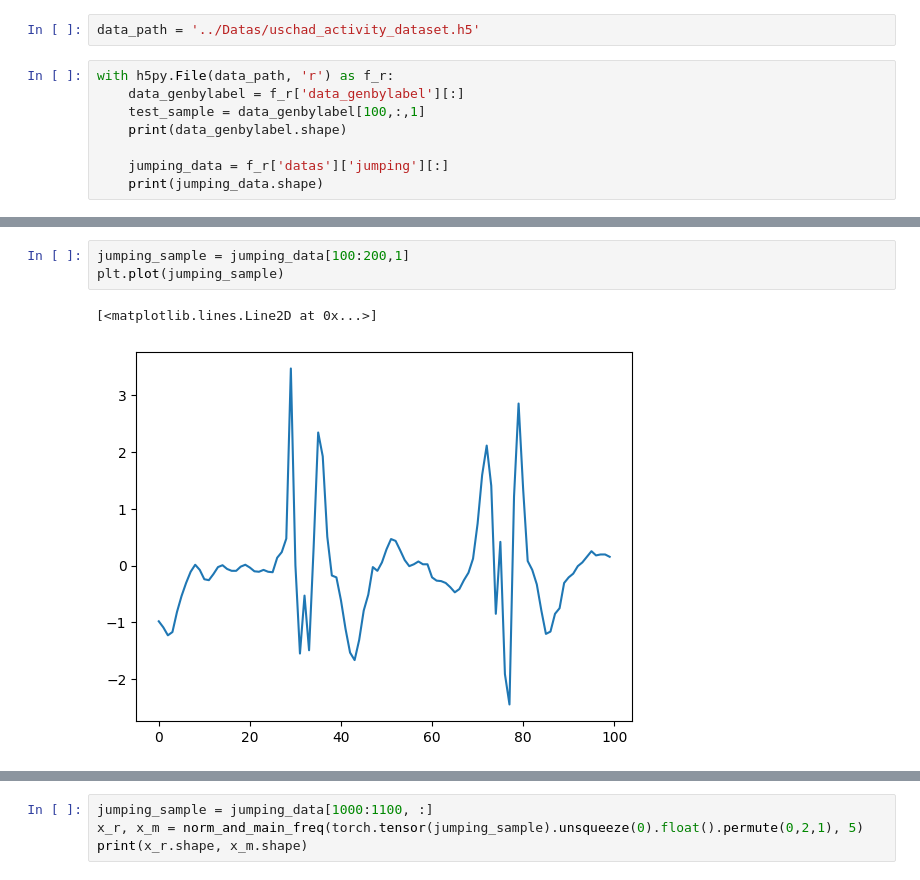
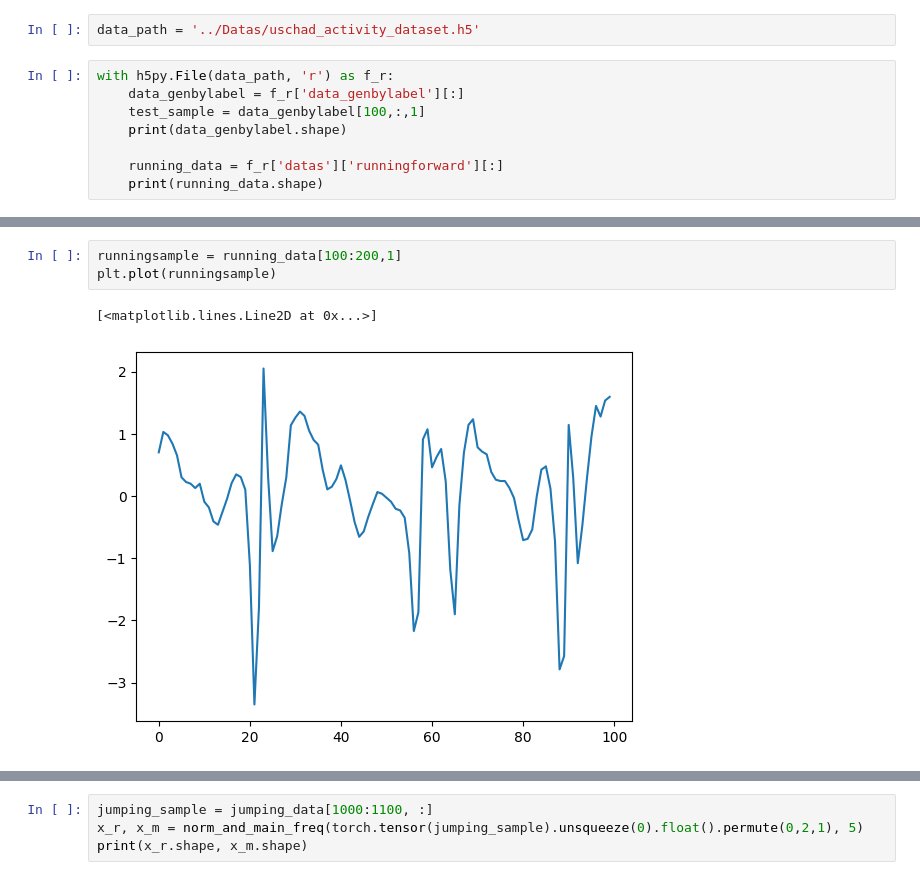
Before and after one commit to walterxx1/sensordiff, a Jupyter notebook: notebooks/analysis_different_freq_domains.ipynb, the cells around one changed output, grey strips where cells are left out. Saved outputs shown, nothing was run; the diff lists cells and outputs as text.

```diff
--- a/notebooks/analysis_different_freq_domains.ipynb
+++ b/notebooks/analysis_different_freq_domains.ipynb
@@ -11,7 +12,7 @@ with h5py.File(data_path, 'r') as f_r:
     test_sample = data_genbylabel[100,:,1]
     print(data_genbylabel.shape)
 
-    jumping_data = f_r['datas']['jumping'][:]
-    print(jumping_data.shape)
+    running_data = f_r['datas']['runningforward'][:]
+    print(running_data.shape)
 # %% [output]
 (28102, 100, 6)
@@ -24,9 +37,9 @@ plt.plot(test_sample)
 # %%
-jumping_sample = jumping_data[100:200,1]
-plt.plot(jumping_sample)
+runningsample = running_data[100:200,1]
+plt.plot(runningsample)
 # %% [output]
 [<matplotlib.lines.Line2D at 0x...>]
-[figure, old version]
+[figure, new version]
 # %%
 def norm_and_main_freq(x, k):
     print('check input shape', x.shape)
```
Also changed, not shown: parts of 22 cells of this notebook, 20 other files.
